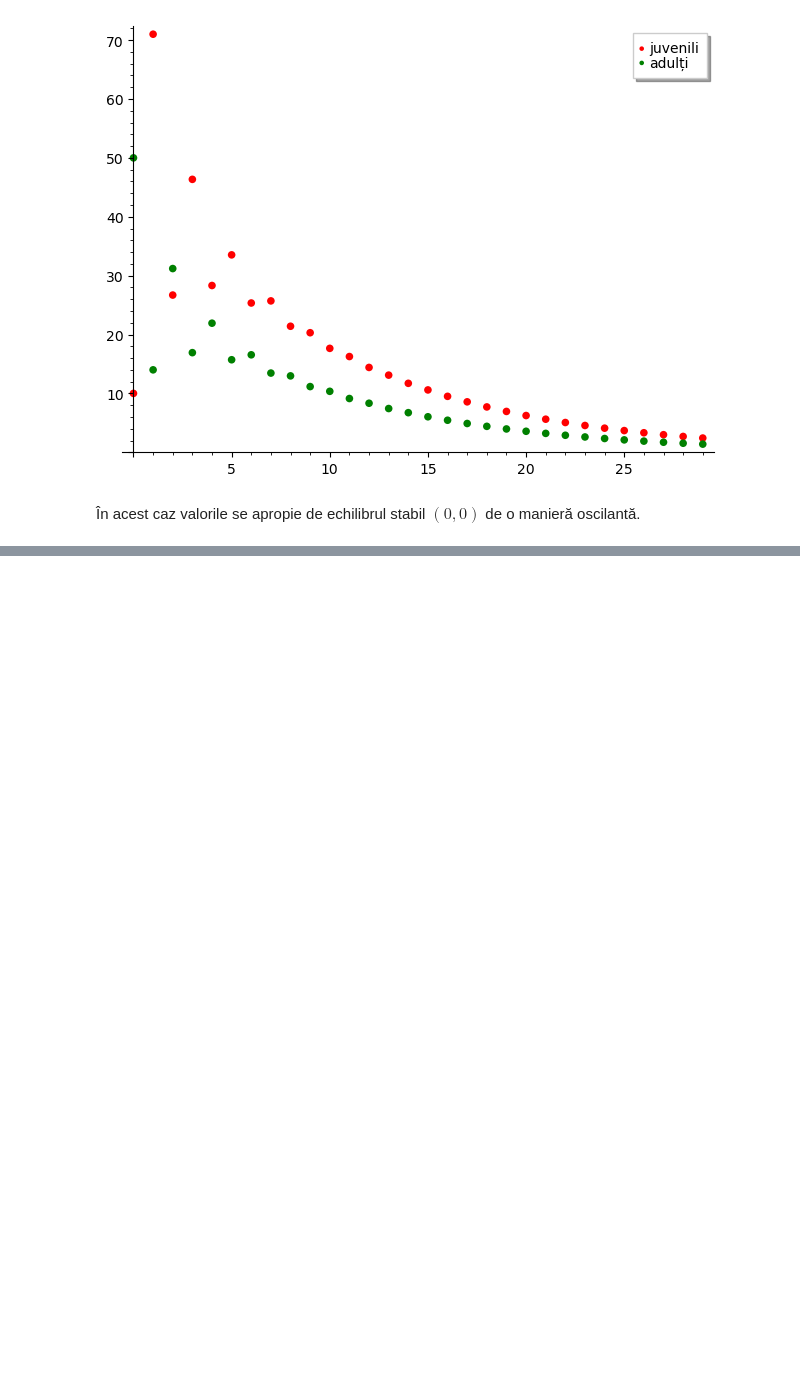
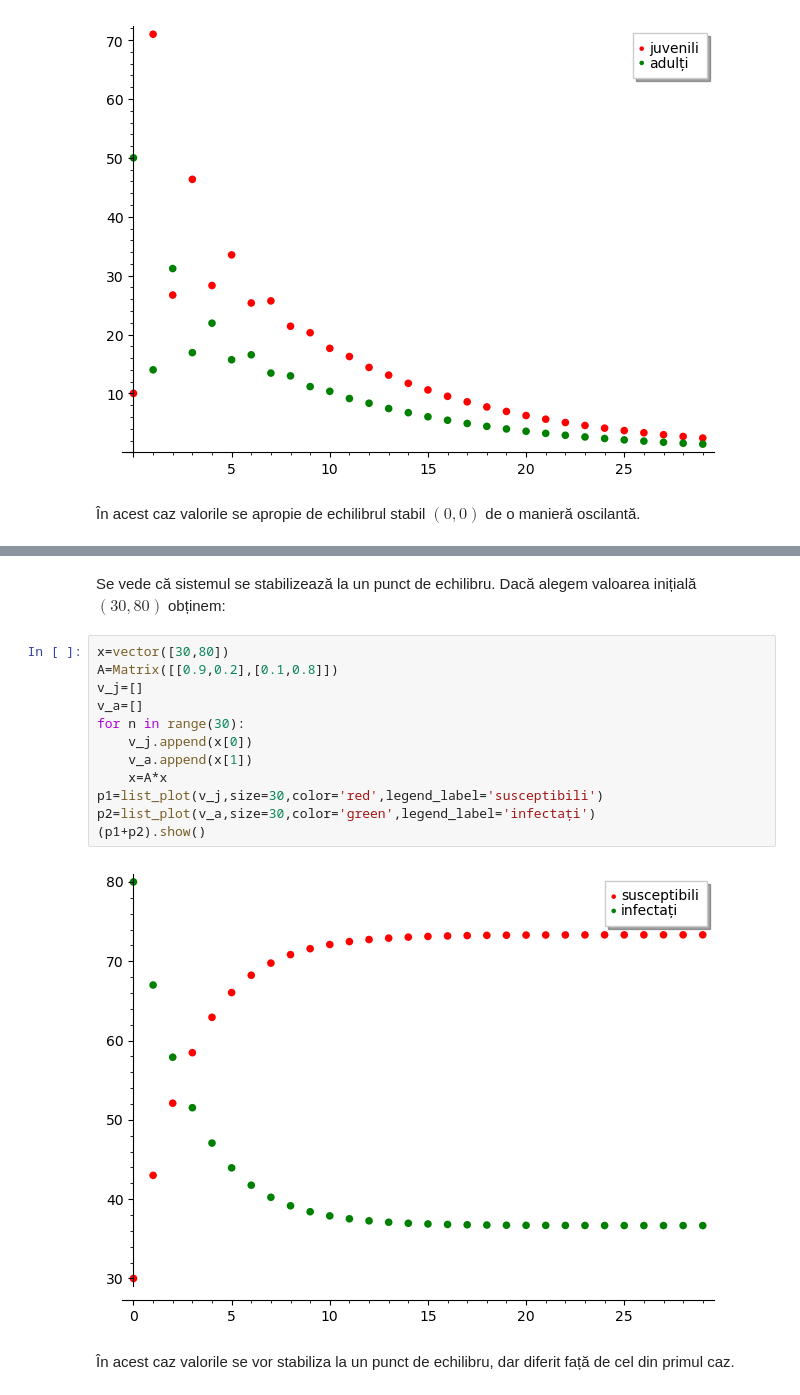
Before and after one commit to adhalanay/curs-ecologie, a Jupyter notebook: Cursul7.ipynb, the cells around one changed output, grey strips where cells are left out. Drawn from its saved outputs; the diff is of its cells as text; blank space fills up the shorter version.

```diff
--- a/Cursul7.ipynb
+++ b/Cursul7.ipynb
@@ -223,0 +265,18 @@ p2=list_plot(v_a,size=30,color='green',legend_label='adulți')
+# %% [markdown]
+Se vede că sistemul se stabilizează la un punct de echilibru. Dacă alegem valoarea inițială $(30,80)$ obținem:
+# %%
+x=vector([30,80])
+A=Matrix([[0.9,0.2],[0.1,0.8]])
+v_j=[]
+v_a=[]
+for n in range(30):
+    v_j.append(x[0])
+    v_a.append(x[1])
+    x=A*x
+p1=list_plot(v_j,size=30,color='red',legend_label='susceptibili')
+p2=list_plot(v_a,size=30,color='green',legend_label='infectați')
+(p1+p2).show()
+# %% [output]
+[figure, added]
+# %% [markdown]
+În acest caz valorile se vor stabiliza la un punct de echilibru, dar diferit față de cel din primul caz.
```
Also changed, not shown: parts of 3 cells of this notebook.
